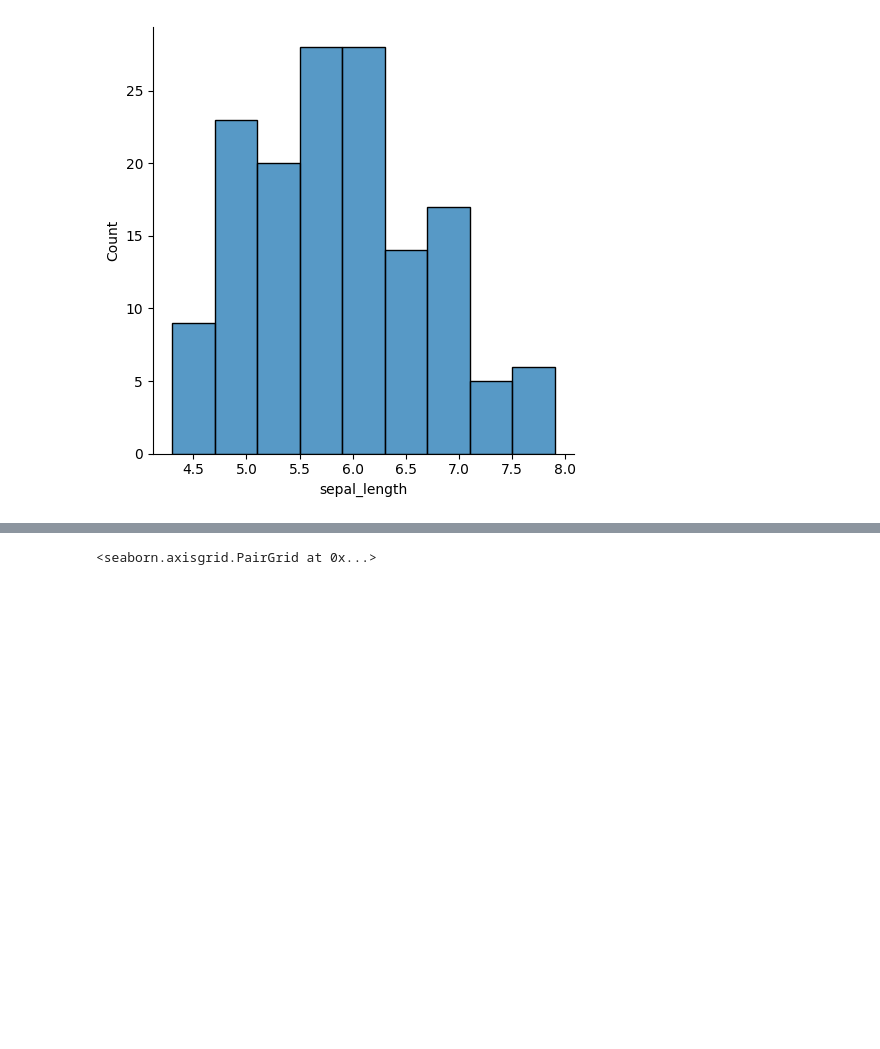
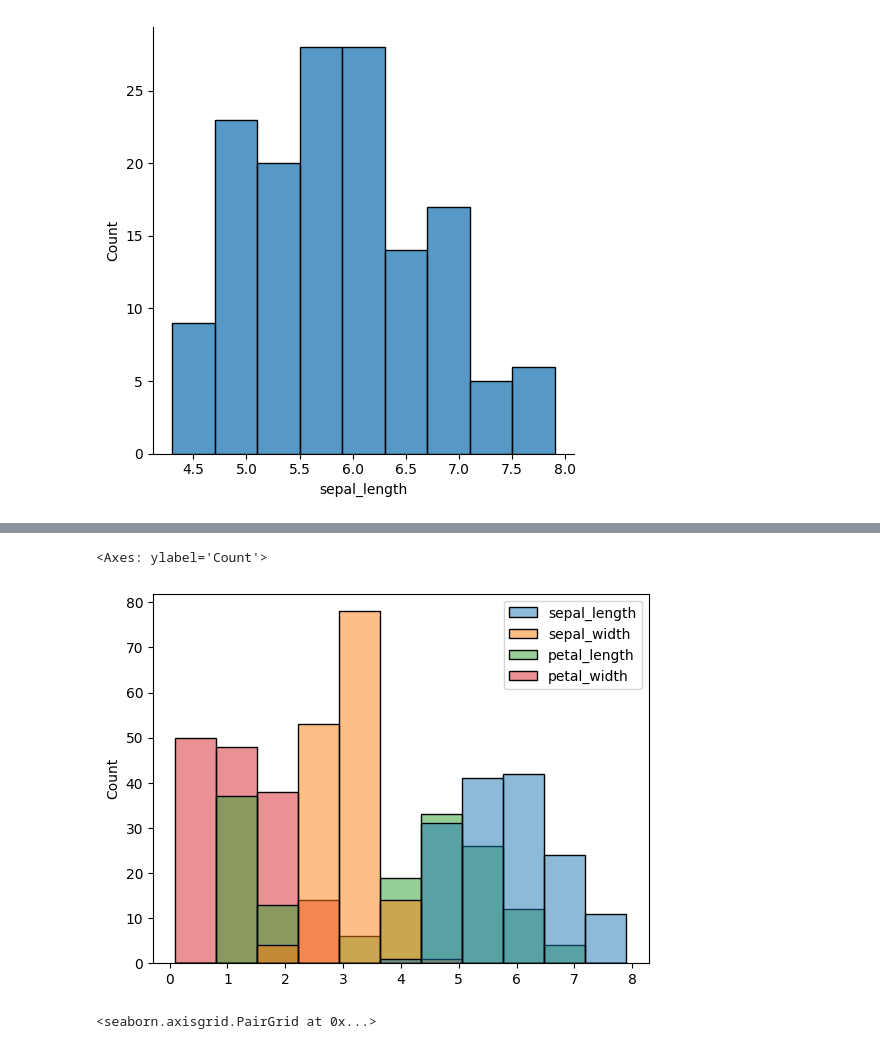
Before and after one commit to pank3004/Codes_Written_By_Me_Short_Notes, a Jupyter notebook: 2.ML Toolbox/2. Numpy and Visualization/5.Seaborn.ipynb, the cells around one changed output, grey strips where cells are left out. Saved outputs shown, nothing was run; the diff lists cells and outputs as text; code cells hidden in the pictures; blank space fills up the shorter version.

```diff
--- a/2.ML Toolbox/2. Numpy and Visualization/5.Seaborn.ipynb
+++ b/2.ML Toolbox/2. Numpy and Visualization/5.Seaborn.ipynb
@@ -92,3 +97,8 @@ sns.displot(iris['sepal_length'])        # just like hist in matplotlib
+# %%
+sns.histplot(iris)         # histogram in seaborn
+# %% [output]
+<Axes: ylabel='Count'>
+[figure, added]
 # %%
 sns.pairplot(iris)
 # %% [output]
```
Also changed, not shown: parts of 6 cells of this notebook.
